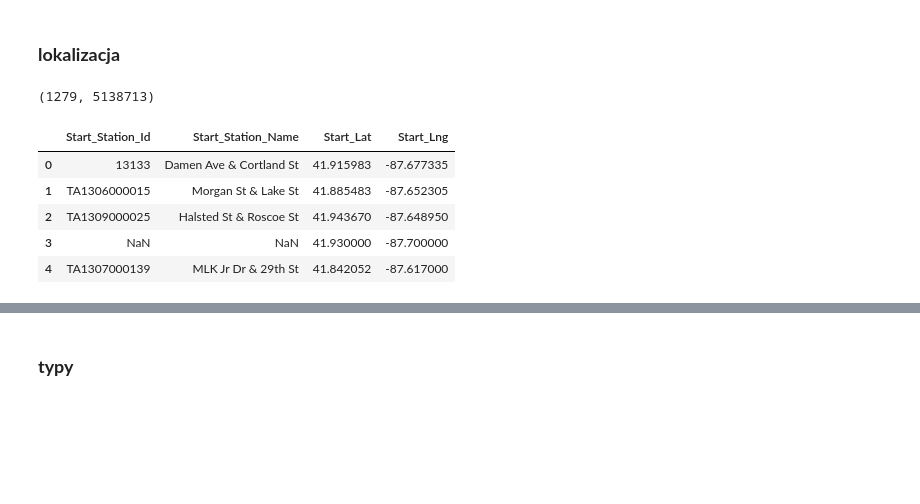
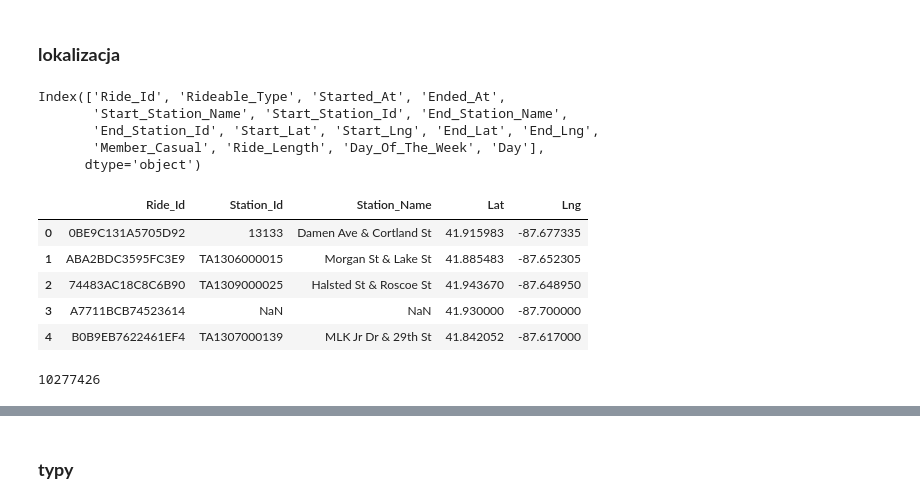
Before and after one commit to DamianZawolski/BIProject, a Jupyter notebook: notebooks/etl.ipynb, the cells around one changed output, grey strips where cells are left out. Cells and saved outputs as stored; diff of their text form; code cells hidden in the pictures; blank space fills up the shorter version.

```diff
--- a/notebooks/etl.ipynb
+++ b/notebooks/etl.ipynb
@@ -92,18 +75,30 @@ df_time.head()
 # %% [markdown]
 ### **lokalizacja**
-# %%
-df_location = bike_rentals_df[['Ride_Id', 'Start_Station_Id', 'End_Station_Id']].copy()
-df_stations = bike_rentals_df[['Start_Station_Id', 'Start_Station_Name', 'Start_Lat', 'Start_Lng']].copy()
-len(df_stations['Start_Station_Id'].unique()), len(df_stations)
-# %% [output]
-(1279, 5138713)
-# %%
-df_stations = df_stations.drop_duplicates(subset=['Start_Station_Id'])
-df_stations.head()
-# %% [output]
-|  | Start_Station_Id | Start_Station_Name | Start_Lat | Start_Lng |
-| 0 | 13133 | Damen Ave & Cortland St | 41.915983 | -87.677335 |
-| 1 | TA1306000015 | Morgan St & Lake St | 41.885483 | -87.652305 |
-| 2 | TA1309000025 | Halsted St & Roscoe St | 41.943670 | -87.648950 |
-| 3 | NaN | NaN | 41.930000 | -87.700000 |
-| 4 | TA1307000139 | MLK Jr Dr & 29th St | 41.842052 | -87.617000 |
+# %%
+bike_rentals_df.columns
+# %% [output]
+Index(['Ride_Id', 'Rideable_Type', 'Started_At', 'Ended_At',
+       'Start_Station_Name', 'Start_Station_Id', 'End_Station_Name',
+       'End_Station_Id', 'Start_Lat', 'Start_Lng', 'End_Lat', 'End_Lng',
+       'Member_Casual', 'Ride_Length', 'Day_Of_The_Week', 'Day'],
+      dtype='object')
+# %%
+start_df = bike_rentals_df[['Ride_Id', 'Start_Station_Id', 'Start_Station_Name', 'Start_Lat', 'Start_Lng']].copy()
+start_df.columns = ['Ride_Id', 'Station_Id', 'Station_Name', 'Lat', 'Lng']
+
+end_df = bike_rentals_df[['Ride_Id', 'End_Station_Id', 'End_Station_Name', 'End_Lat', 'End_Lng']].copy()
+end_df.columns = ['Ride_Id', 'Station_Id', 'Station_Name', 'Lat', 'Lng']
+
+df_location = pd.concat([start_df, end_df])
+df_location.head()
+# %% [output]
+|  | Ride_Id | Station_Id | Station_Name | Lat | Lng |
+| 0 | 0BE9C131A5705D92 | 13133 | Damen Ave & Cortland St | 41.915983 | -87.677335 |
+| 1 | ABA2BDC3595FC3E9 | TA1306000015 | Morgan St & Lake St | 41.885483 | -87.652305 |
+| 2 | 74483AC18C8C6B90 | TA1309000025 | Halsted St & Roscoe St | 41.943670 | -87.648950 |
+| 3 | A7711BCB74523614 | NaN | NaN | 41.930000 | -87.700000 |
+| 4 | B0B9EB7622461EF4 | TA1307000139 | MLK Jr Dr & 29th St | 41.842052 | -87.617000 |
+# %%
+len(df_location)
+# %% [output]
+10277426
```
Also changed, not shown: parts of 5 cells of this notebook, 3 other files.
